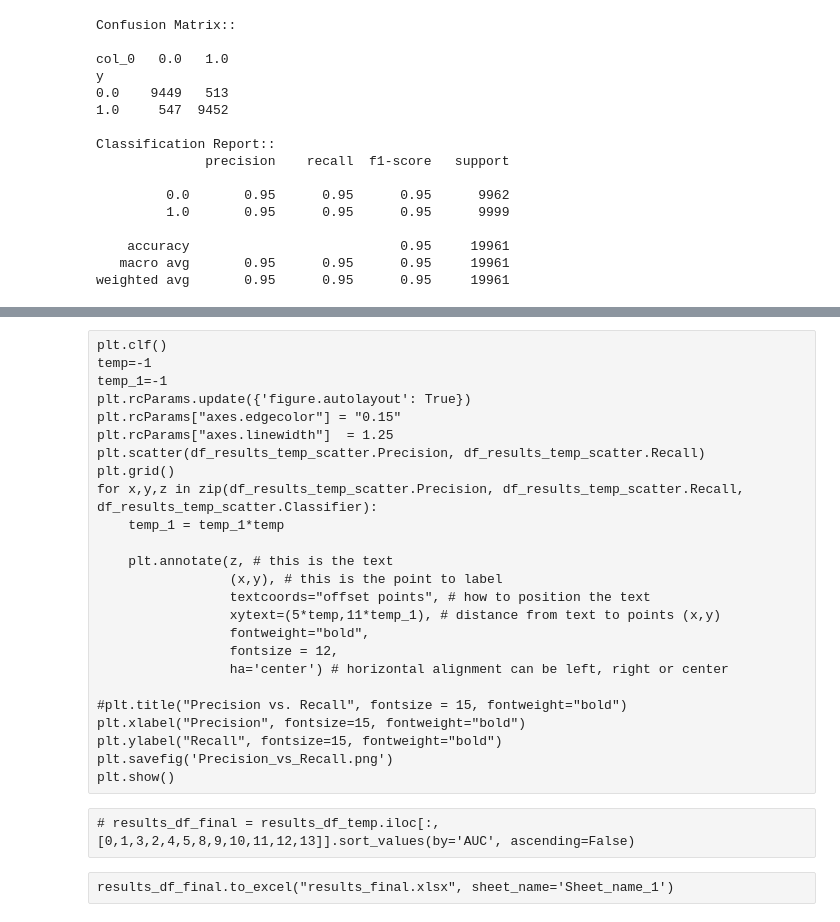
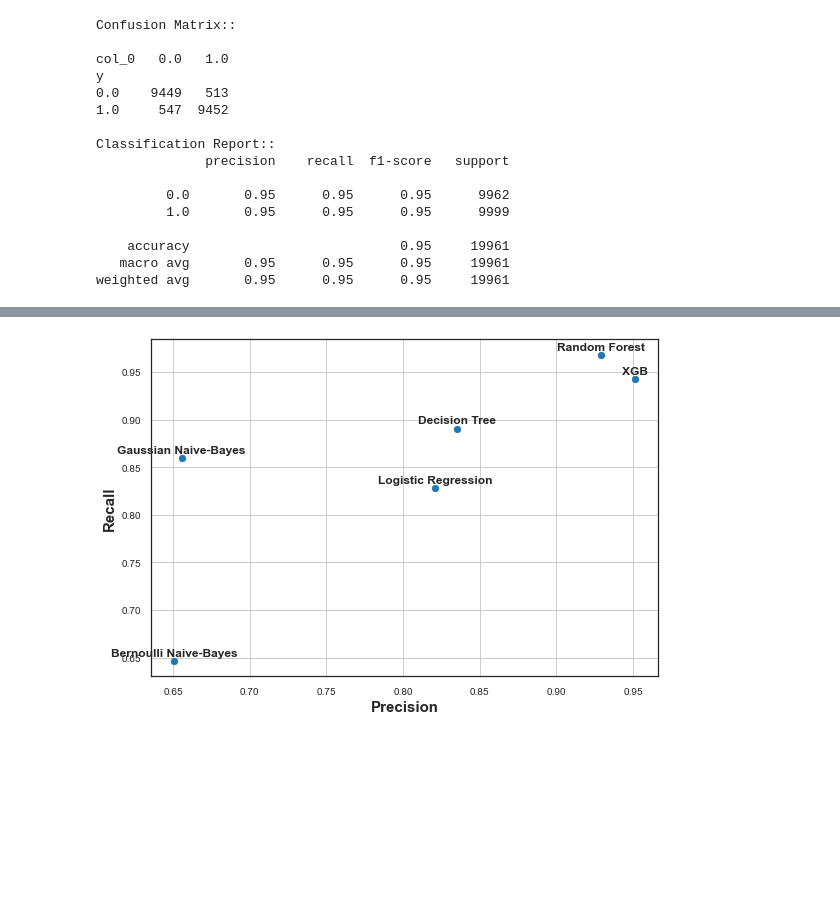
Before and after one commit to vviswanathan/datamites_internship, a Jupyter notebook: Code/Portuguese_Bank_Marketing_Project/PRCP-1000-Portuguese_Bank_Marketing_Project_Capstone-Label_Encoding.ipynb, the cells around one changed output, grey strips where cells are left out. Drawn from its saved outputs; the diff is of its cells as text; code cells hidden in the pictures; blank space fills up the shorter version.

```diff
--- a/Code/Portuguese_Bank_Marketing_Project/PRCP-1000-Portuguese_Bank_Marketing_Project_Capstone-Label_Encoding.ipynb
+++ b/Code/Portuguese_Bank_Marketing_Project/PRCP-1000-Portuguese_Bank_Marketing_Project_Capstone-Label_Encoding.ipynb
@@ -1344,29 +1345,0 @@ df_results_temp_scatter
-# %% [raw]
-plt.clf()
-temp=-1
-temp_1=-1
-plt.rcParams.update({'figure.autolayout': True})
-plt.rcParams["axes.edgecolor"] = "0.15"
-plt.rcParams["axes.linewidth"]  = 1.25
-plt.scatter(df_results_temp_scatter.Precision, df_results_temp_scatter.Recall)
-plt.grid()
-for x,y,z in zip(df_results_temp_scatter.Precision, df_results_temp_scatter.Recall, df_results_temp_scatter.Classifier):
-    temp_1 = temp_1*temp
-
-    plt.annotate(z, # this is the text
-                 (x,y), # this is the point to label
-                 textcoords="offset points", # how to position the text
-                 xytext=(5*temp,11*temp_1), # distance from text to points (x,y)
-                 fontweight="bold",
-                 fontsize = 12,
-                 ha='center') # horizontal alignment can be left, right or center
-
-#plt.title("Precision vs. Recall", fontsize = 15, fontweight="bold")
-plt.xlabel("Precision", fontsize=15, fontweight="bold")
-plt.ylabel("Recall", fontsize=15, fontweight="bold")
-plt.savefig('Precision_vs_Recall.png')
-plt.show()
-# %% [raw]
-# results_df_final = results_df_temp.iloc[:, [0,1,3,2,4,5,8,9,10,11,12,13]].sort_values(by='AUC', ascending=False)
-# %% [raw]
-results_df_final.to_excel("results_final.xlsx", sheet_name='Sheet_name_1')
@@ -1372,0 +1350,24 @@ results_df_final.to_excel("results_final.xlsx", sheet_name='Sheet_name_1')
+# %%
+plt.clf()
+plt.rcParams.update({'figure.autolayout': True})
+plt.rcParams["axes.edgecolor"] = "0.15"
+plt.rcParams["axes.linewidth"]  = 1.25
+plt.scatter(df_results_temp_scatter.Precision, df_results_temp_scatter.Recall)
+plt.grid()
+for x,y,z in zip(df_results_temp_scatter.Precision, df_results_temp_scatter.Recall, df_results_temp_scatter.Classifier):
+
+    plt.annotate(z, # this is the text
+                 (x,y), # this is the point to label
+                 textcoords="offset points", # how to position the text
+                 xytext=(0,5), # distance from text to points (x,y)
+                 fontweight="bold",
+                 fontsize = 12,
+                 ha='center') # horizontal alignment can be left, right or center
+
+#plt.title("Precision vs. Recall", fontsize = 15, fontweight="bold")
+plt.xlabel("Precision", fontsize=15, fontweight="bold")
+plt.ylabel("Recall", fontsize=15, fontweight="bold")
+plt.savefig('Precision_vs_Recall.png')
+plt.show()
+# %% [output]
+[figure, added]
```
Also changed, not shown: parts of 8 cells of this notebook, 3 other files.
